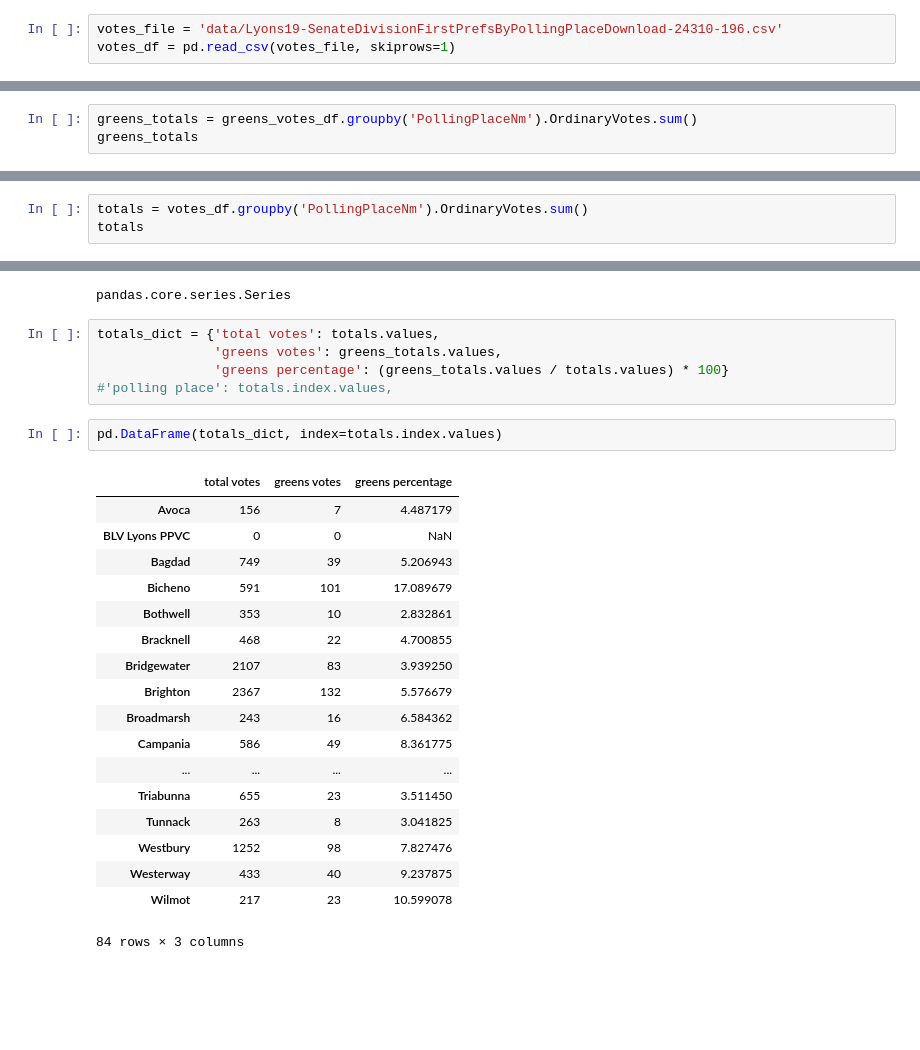
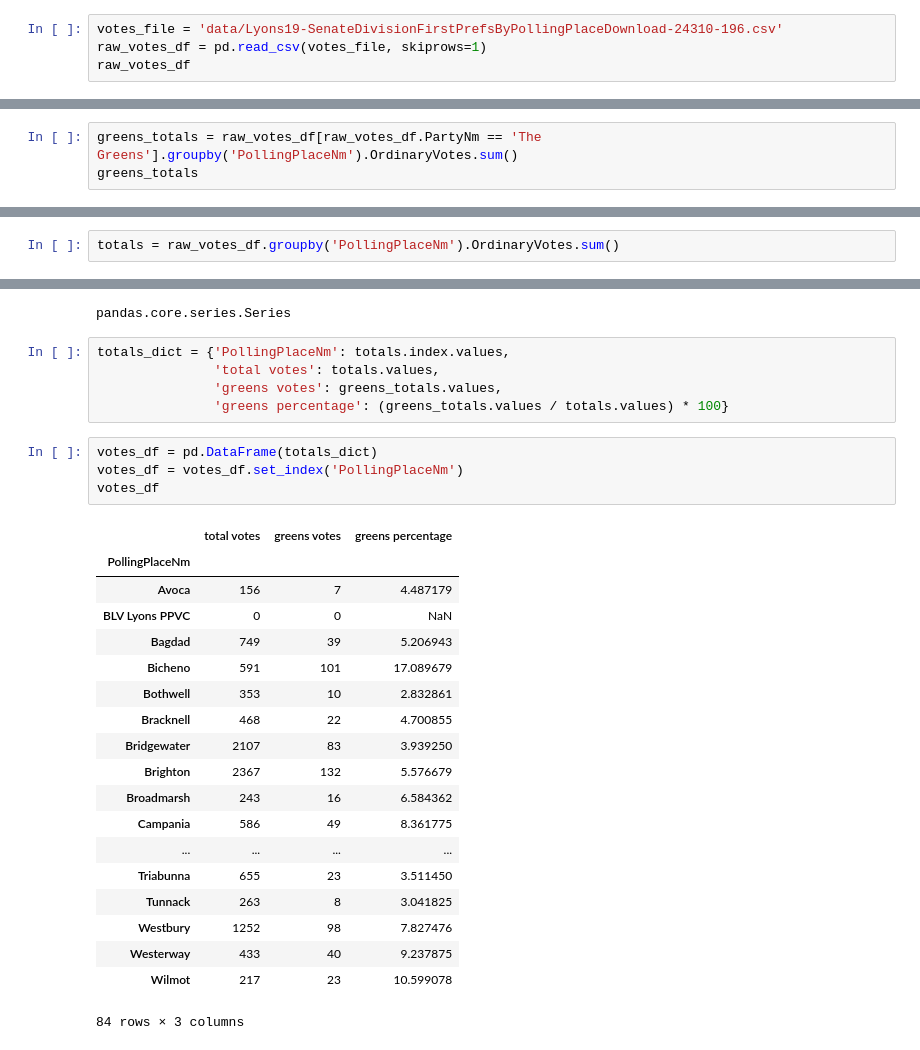
Before and after one commit to DamienIrving/election-analysis, a Jupyter notebook: data_manipulation.ipynb, the cells around one changed output, grey strips where cells are left out. Drawn from its saved outputs; the diff is of its cells as text; blank space fills up the shorter version.

```diff
--- a/data_manipulation.ipynb
+++ b/data_manipulation.ipynb
@@ -3,3 +5,4 @@ import pandas as pd
 # %%
 votes_file = 'data/Lyons19-SenateDivisionFirstPrefsByPollingPlaceDownload-24310-196.csv'
-votes_df = pd.read_csv(votes_file, skiprows=1)
+raw_votes_df = pd.read_csv(votes_file, skiprows=1)
+raw_votes_df
@@ -29,5 +28,5 @@ greens_votes_df = votes_df[votes_df.PartyNm == 'The Greens']
 # %%
-greens_totals = greens_votes_df.groupby('PollingPlaceNm').OrdinaryVotes.sum()
+greens_totals = raw_votes_df[raw_votes_df.PartyNm == 'The Greens'].groupby('PollingPlaceNm').OrdinaryVotes.sum()
 greens_totals
 # %% [output]
 PollingPlaceNm
@@ -48,5 +47,4 @@ Westerway                       40
 Wilmot                          23
 Name: OrdinaryVotes, Length: 84, dtype: int64
 # %%
-totals = votes_df.groupby('PollingPlaceNm').OrdinaryVotes.sum()
-totals
+totals = raw_votes_df.groupby('PollingPlaceNm').OrdinaryVotes.sum()
@@ -73,28 +53,31 @@ type(totals)
 # %% [output]
 pandas.core.series.Series
 # %%
-totals_dict = {'total votes': totals.values,
+totals_dict = {'PollingPlaceNm': totals.index.values,
+               'total votes': totals.values,
                'greens votes': greens_totals.values,
                'greens percentage': (greens_totals.values / totals.values) * 100}
-#'polling place': totals.index.values,
-# %%
-pd.DataFrame(totals_dict, index=totals.index.values)
-# %% [output]
-|  | total votes | greens votes | greens percentage |
-| Avoca | 156 | 7 | 4.487179 |
-| BLV Lyons PPVC | 0 | 0 | NaN |
-| Bagdad | 749 | 39 | 5.206943 |
-| Bicheno | 591 | 101 | 17.089679 |
-| Bothwell | 353 | 10 | 2.832861 |
-| Bracknell | 468 | 22 | 4.700855 |
-| Bridgewater | 2107 | 83 | 3.939250 |
-| Brighton | 2367 | 132 | 5.576679 |
-| Broadmarsh | 243 | 16 | 6.584362 |
-| Campania | 586 | 49 | 8.361775 |
-| ... | ... | ... | ... |
-| Triabunna | 655 | 23 | 3.511450 |
-| Tunnack | 263 | 8 | 3.041825 |
-| Westbury | 1252 | 98 | 7.827476 |
-| Westerway | 433 | 40 | 9.237875 |
-| Wilmot | 217 | 23 | 10.599078 |
-84 rows × 3 columns
+# %%
+votes_df = pd.DataFrame(totals_dict)
+votes_df = votes_df.set_index('PollingPlaceNm')
+votes_df
+# %% [output]
+|  | total votes | greens votes | greens percentage |
+| PollingPlaceNm |  |  |  |
+| Avoca | 156 | 7 | 4.487179 |
+| BLV Lyons PPVC | 0 | 0 | NaN |
+| Bagdad | 749 | 39 | 5.206943 |
+| Bicheno | 591 | 101 | 17.089679 |
+| Bothwell | 353 | 10 | 2.832861 |
+| Bracknell | 468 | 22 | 4.700855 |
+| Bridgewater | 2107 | 83 | 3.939250 |
+| Brighton | 2367 | 132 | 5.576679 |
+| Broadmarsh | 243 | 16 | 6.584362 |
+| Campania | 586 | 49 | 8.361775 |
+| ... | ... | ... | ... |
+| Triabunna | 655 | 23 | 3.511450 |
+| Tunnack | 263 | 8 | 3.041825 |
+| Westbury | 1252 | 98 | 7.827476 |
+| Westerway | 433 | 40 | 9.237875 |
+| Wilmot | 217 | 23 | 10.599078 |
+84 rows × 3 columns
```
Also changed, not shown: parts of 11 cells of this notebook.
